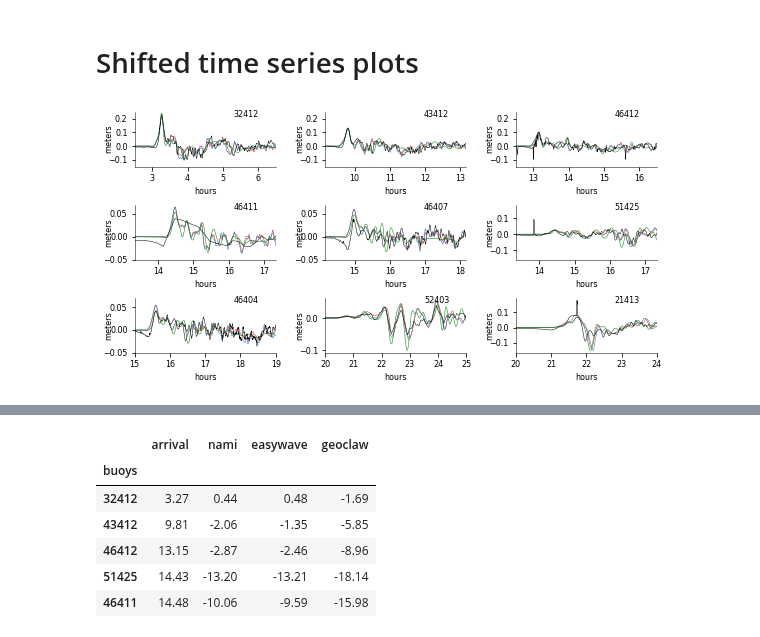
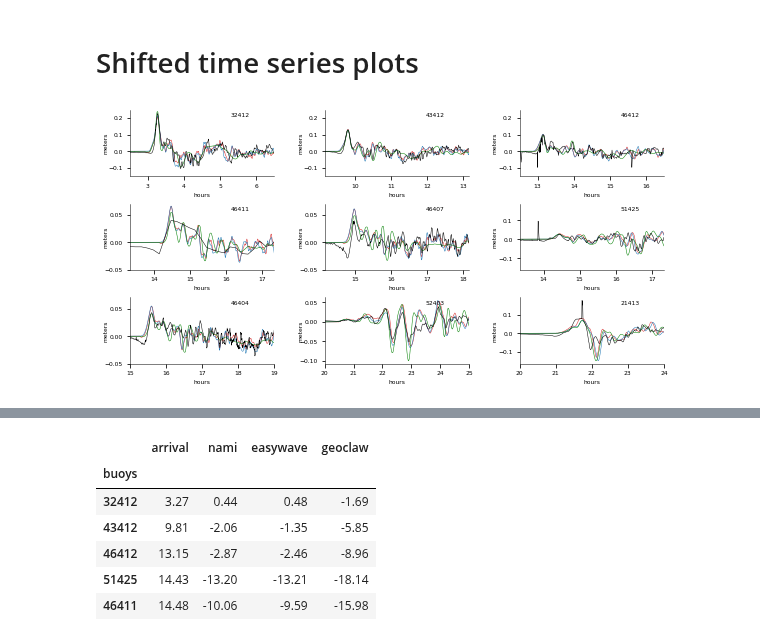
Before and after one commit to jgalazm/comp-geo-paper-figures, a Jupyter notebook: 03_biobio2010/comparison/time-series.ipynb, the cells around one changed output, grey strips where cells are left out. Cells and saved outputs as stored; diff of their text form; code cells hidden in the pictures.

```diff
--- a/03_biobio2010/comparison/time-series.ipynb
+++ b/03_biobio2010/comparison/time-series.ipynb
@@ -332,7 +333,9 @@ plt.legend()
 # %% [markdown]
 # Shifted time series plots
 # %%
-font = {'size'   : 8}
+font = {'family' : 'normal',
+        'weight' : 'normal',
+        'size'   : 6}
 matplotlib.rc('font', **font)
 f = plt.figure(figsize=(12 / 1.5, 6 / 1.5))
 for i, dart_number in enumerate(orderedBuoys):
@@ -367,34 +370,34 @@ for i, dart_number in enumerate(orderedBuoys):
     )
 
 
     xmin = min(starts[dart_number] / 60, 20)
     xmax = min(starts[dart_number] / 60 + 4, 25)
     ax.set_xlim(xmin, xmax)
     ax.annotate("%s" % dart_number, [0.7, 0.9], xycoords="axes fraction")
     ax.yaxis.set_label_coords(-0.15, 0.5)
     ax.spines["right"].set_visible(False)
     ax.spines["top"].set_visible(False)
     ax.spines["left"].set_linewidth(0.5)
 
     ax.spines["bottom"].set_linewidth(0.5)
     xticks = np.arange(np.ceil(xmin), np.ceil(xmax + 0.5), 1, dtype=int)
     ax.set_xticks(xticks)
     if dart_number in group1:
         ax.set_ylim(-0.15, 0.25)
         ax.set_yticks(np.arange(-0.1, 0.2, 0.1))
     elif dart_number in group2:
         ax.set_ylim(-0.05, 0.07)
         ax.set_yticks(np.arange(-0.05, 0.051, 0.05))
 
     ax.set_xlabel("hours")
     ax.set_ylabel("meters")
 
 
 f.tight_layout()
 f.subplots_adjust(wspace=0.35)
 f.savefig("timeseries2010_shifted.png", dpi=300, bbox_inches="tight")
 # %% [output]
-[figure, old version]
+[figure, new version]
 # %% [markdown]
 <img src="./timeseries2010_shifted.png"></img>
 # %%
```
Also changed, not shown: parts of 3 cells of this notebook, 1 other file.
